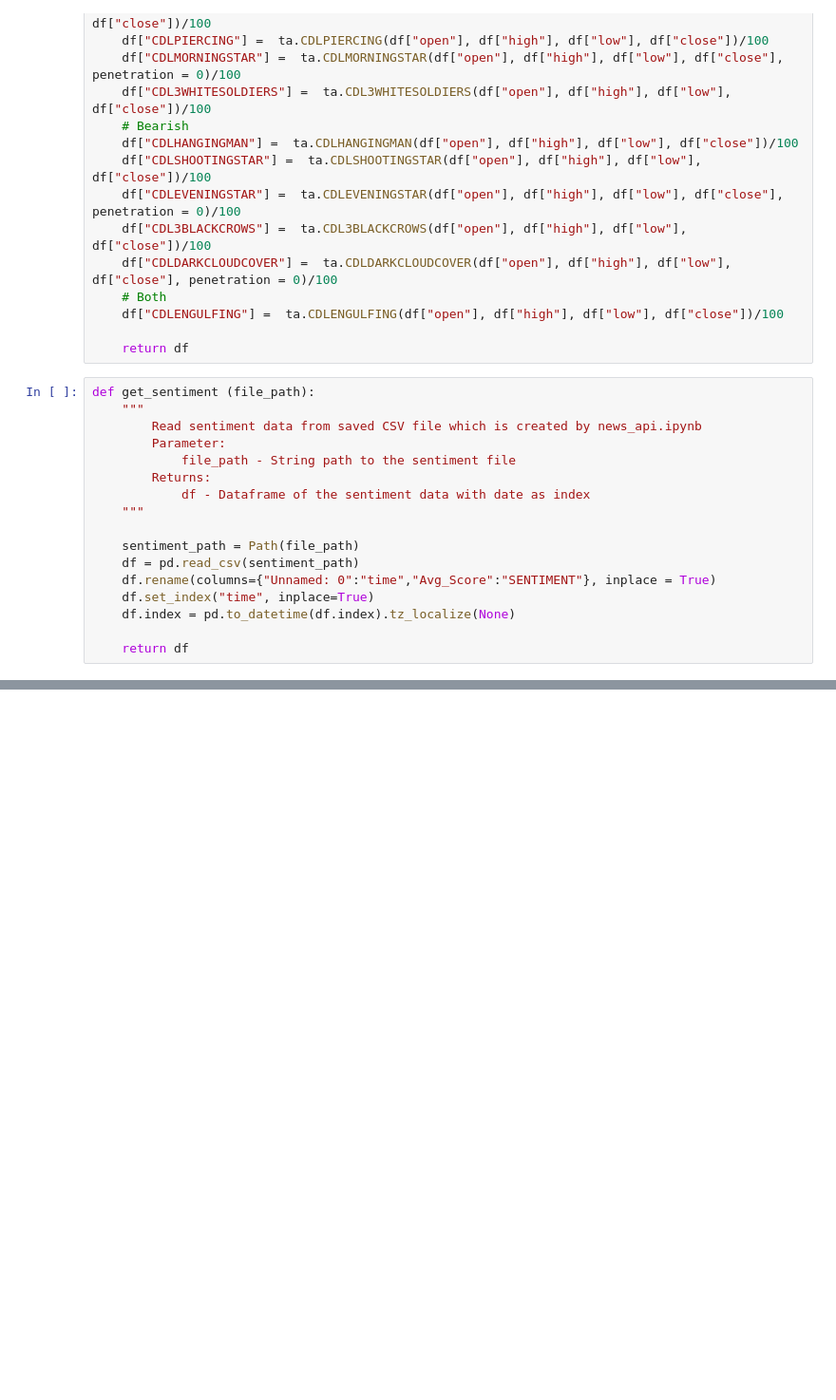
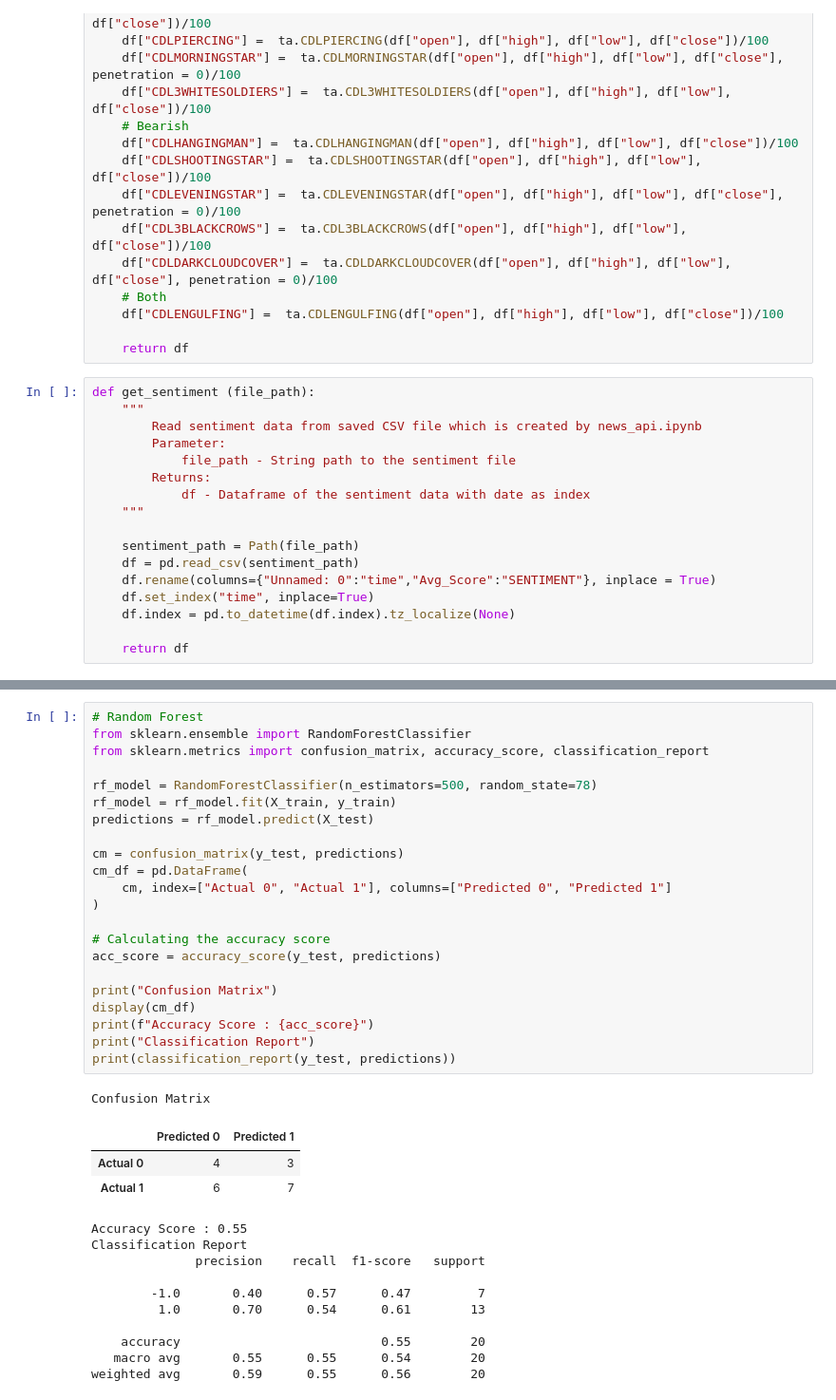
Before and after one commit to tsanpitak/Project_2, a Jupyter notebook: Integrated.ipynb, the cells around one changed output, grey strips where cells are left out. Shown at 95% size. Saved outputs shown, nothing was run; the diff lists cells and outputs as text; blank space fills up the shorter version.

```diff
--- a/Integrated.ipynb
+++ b/Integrated.ipynb
@@ -148,0 +249,37 @@ msft_df.tail()
+# %%
+# Random Forest
+from sklearn.ensemble import RandomForestClassifier
+from sklearn.metrics import confusion_matrix, accuracy_score, classification_report
+
+rf_model = RandomForestClassifier(n_estimators=500, random_state=78)
+rf_model = rf_model.fit(X_train, y_train)
+predictions = rf_model.predict(X_test)
+
+cm = confusion_matrix(y_test, predictions)
+cm_df = pd.DataFrame(
+    cm, index=["Actual 0", "Actual 1"], columns=["Predicted 0", "Predicted 1"]
+)
+
+# Calculating the accuracy score
+acc_score = accuracy_score(y_test, predictions)
+
+print("Confusion Matrix")
+display(cm_df)
+print(f"Accuracy Score : {acc_score}")
+print("Classification Report")
+print(classification_report(y_test, predictions))
+# %% [output]
+Confusion Matrix
+|  | Predicted 0 | Predicted 1 |
+| Actual 0 | 4 | 3 |
+| Actual 1 | 6 | 7 |
+Accuracy Score : 0.55
+Classification Report
+              precision    recall  f1-score   support
+
+        -1.0       0.40      0.57      0.47         7
+         1.0       0.70      0.54      0.61        13
+
+    accuracy                           0.55        20
+   macro avg       0.55      0.55      0.54        20
+weighted avg       0.59      0.55      0.56        20
```
Also changed, not shown: parts of 11 cells of this notebook.
